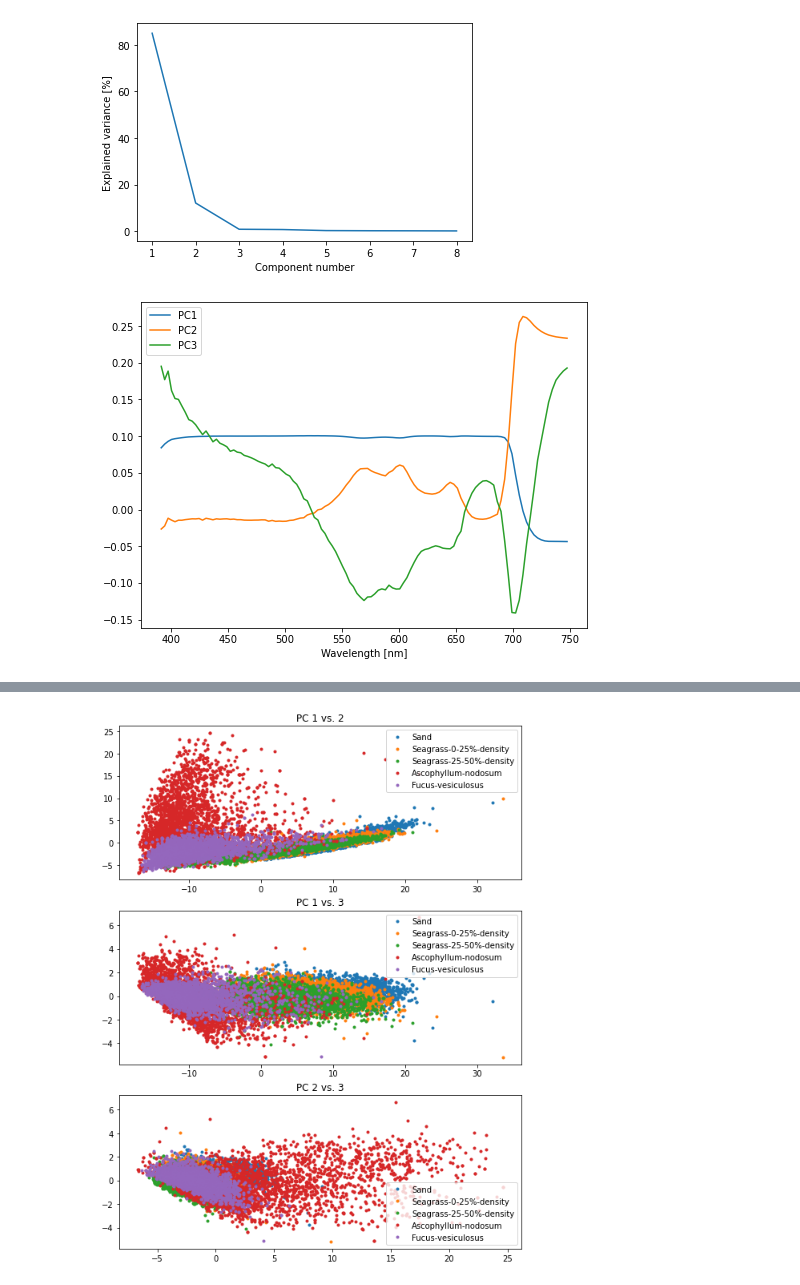
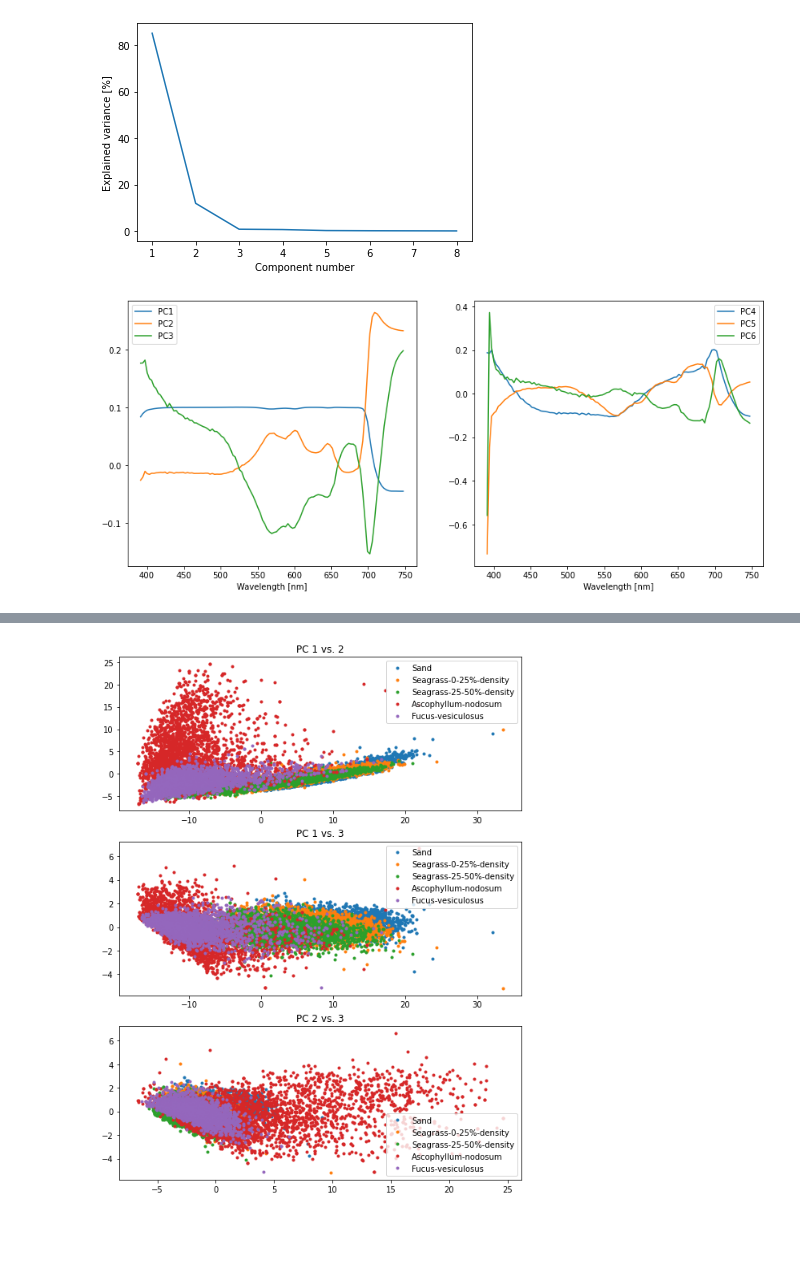
Before and after one commit to mh-skjelvareid/massimal, a Jupyter notebook: dataset_specific/20210418_Juvika/20210418_Juvika_TestClassification.ipynb, the cells around one changed output, grey strips where cells are left out. Drawn from its saved outputs; the diff is of its cells as text; code cells hidden in the pictures; blank space fills up the shorter version.

```diff
--- a/dataset_specific/20210418_Juvika/20210418_Juvika_TestClassification.ipynb
+++ b/dataset_specific/20210418_Juvika/20210418_Juvika_TestClassification.ipynb
@@ -210,12 +210,28 @@ plt.show()
 [figure]
 # %%
 #%% Plot first components vs. wavelength
-fig,ax = plt.subplots(figsize=(8,6))
-ax.plot(wl,pca.components_[0,:],label='PC1')
-ax.plot(wl,pca.components_[1,:],label='PC2')
-ax.plot(wl,pca.components_[2,:],label='PC3')
-ax.set_xlabel('Wavelength [nm]')
-ax.legend()
+# fig,ax = plt.subplots(figsize=(8,6))
+# ax.plot(wl,pca.components_[0,:],label='PC1')
+# ax.plot(wl,pca.components_[1,:],label='PC2')
+# ax.plot(wl,pca.components_[2,:],label='PC3')
+# ax.set_xlabel('Wavelength [nm]')
+# ax.legend()
+# plt.show()
+
+#%% Plot first components vs. wavelength
+fig,ax = plt.subplots(ncols=2,figsize=(14,6))
+ax[0].plot(wl,pca.components_[0,:],label='PC1')
+ax[0].plot(wl,pca.components_[1,:],label='PC2')
+ax[0].plot(wl,pca.components_[2,:],label='PC3')
+ax[0].set_xlabel('Wavelength [nm]')
+ax[0].legend()
+
+ax[1].plot(wl,pca.components_[3,:],label='PC4')
+ax[1].plot(wl,pca.components_[4,:],label='PC5')
+ax[1].plot(wl,pca.components_[5,:],label='PC6')
+ax[1].set_xlabel('Wavelength [nm]')
+ax[1].legend()
+
 plt.show()
 # %% [output]
-[figure, old version]
+[figure, new version]
```
Also changed, not shown: parts of 4 cells of this notebook, 8 other files.
